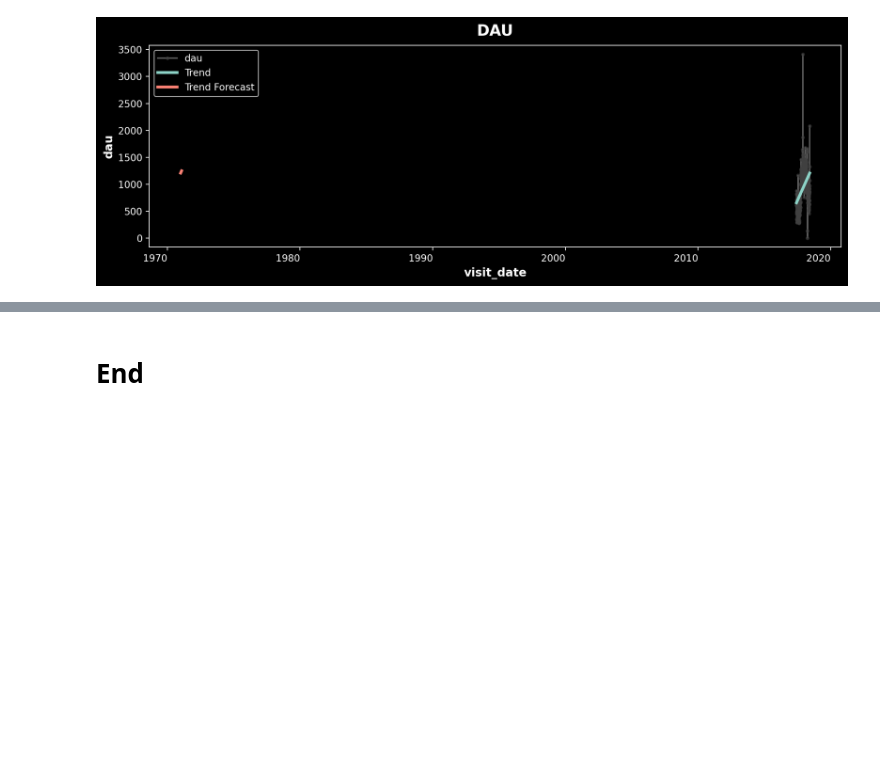
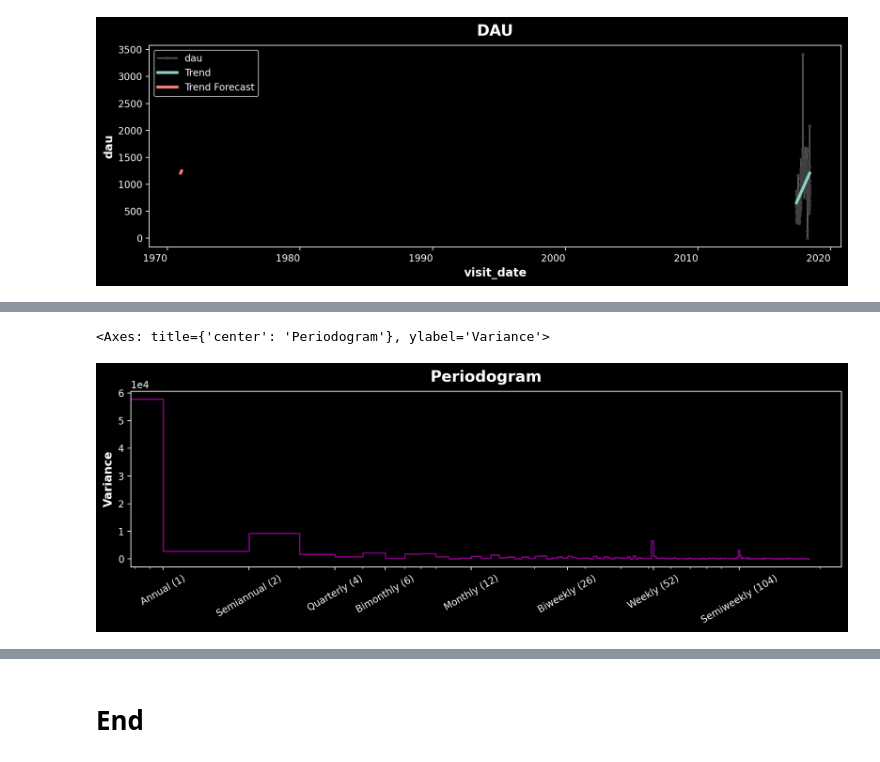
Before and after one commit to alona808/analysis_eCommerce_afisha_app, a Jupyter notebook: time_series_analysis.ipynb, the cells around one changed output, grey strips where cells are left out. Drawn from its saved outputs; the diff is of its cells as text; code cells hidden in the pictures; blank space fills up the shorter version.

```diff
--- a/time_series_analysis.ipynb
+++ b/time_series_analysis.ipynb
@@ -466,0 +520,5 @@ ax.legend()
+# %%
+ht.plot_periodogram(X.dau)
+# %% [output]
+<Axes: title={'center': 'Periodogram'}, ylabel='Variance'>
+[figure, added]
```
Also changed, not shown: parts of 14 cells of this notebook, 1 other file.
